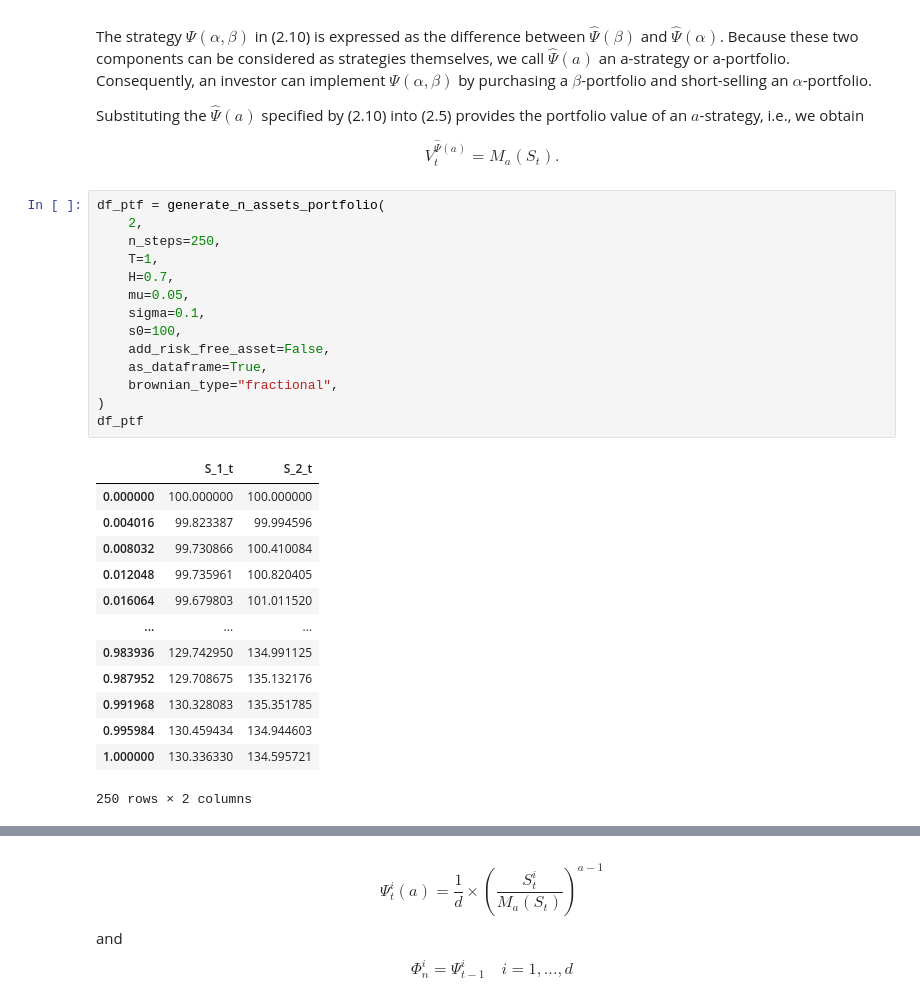
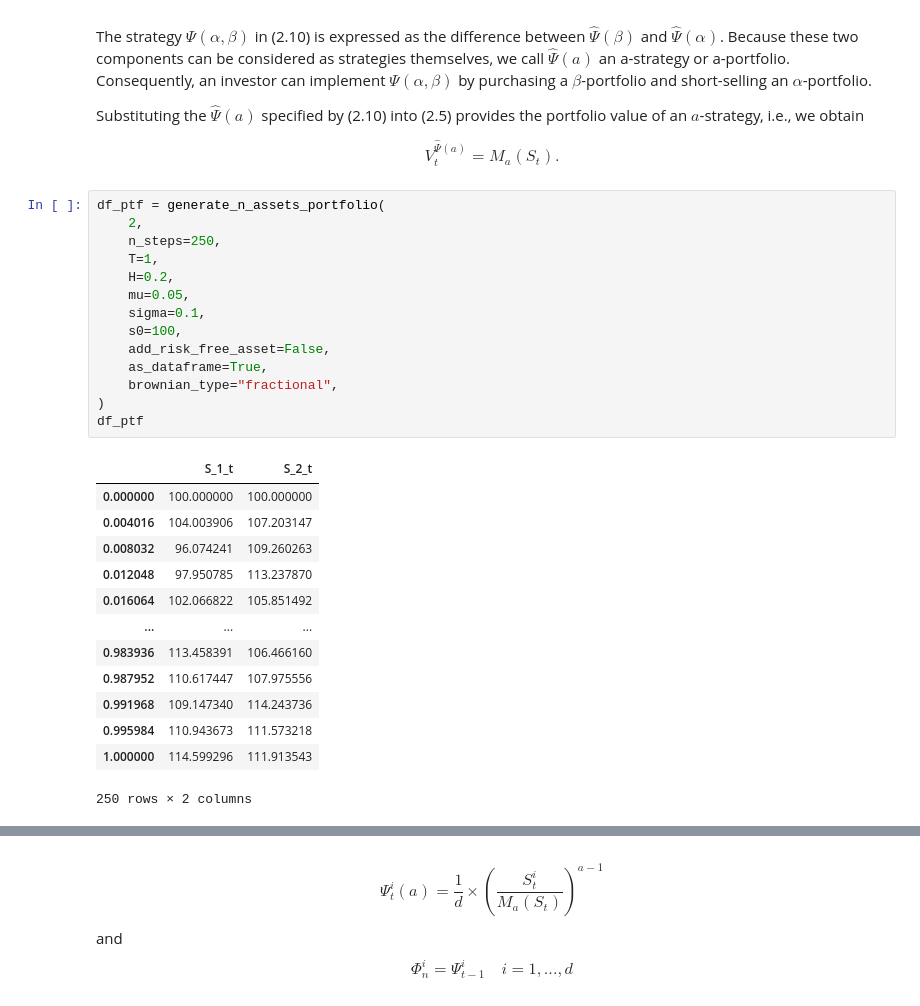
Before and after one commit to BaptisteZloch/Discretization-of-continuous-time-arbitrage-strategies-in-financial-markets-with-fBm, a Jupyter notebook: src/salopek_strategy.ipynb, the cells around one changed output, grey strips where cells are left out. Saved outputs shown, nothing was run; the diff lists cells and outputs as text.

```diff
--- a/src/salopek_strategy.ipynb
+++ b/src/salopek_strategy.ipynb
@@ -87,30 +92,30 @@ $$
 # %%
 df_ptf = generate_n_assets_portfolio(
     2,
     n_steps=250,
     T=1,
-    H=0.7,
+    H=0.2,
     mu=0.05,
     sigma=0.1,
     s0=100,
     add_risk_free_asset=False,
     as_dataframe=True,
     brownian_type="fractional",
 )
 df_ptf
 # %% [output]
 |  | S_1_t | S_2_t |
 | 0.000000 | 100.000000 | 100.000000 |
-| 0.004016 | 99.823387 | 99.994596 |
-| 0.008032 | 99.730866 | 100.410084 |
-| 0.012048 | 99.735961 | 100.820405 |
-| 0.016064 | 99.679803 | 101.011520 |
+| 0.004016 | 104.003906 | 107.203147 |
+| 0.008032 | 96.074241 | 109.260263 |
+| 0.012048 | 97.950785 | 113.237870 |
+| 0.016064 | 102.066822 | 105.851492 |
 | ... | ... | ... |
-| 0.983936 | 129.742950 | 134.991125 |
-| 0.987952 | 129.708675 | 135.132176 |
-| 0.991968 | 130.328083 | 135.351785 |
-| 0.995984 | 130.459434 | 134.944603 |
-| 1.000000 | 130.336330 | 134.595721 |
+| 0.983936 | 113.458391 | 106.466160 |
+| 0.987952 | 110.617447 | 107.975556 |
+| 0.991968 | 109.147340 | 114.243736 |
+| 0.995984 | 110.943673 | 111.573218 |
+| 1.000000 | 114.599296 | 111.913543 |
 250 rows × 2 columns
 # %%
 _, ax = plt.subplots(1, 1, figsize=(20, 8))
```
Also changed, not shown: parts of 17 cells of this notebook, 5 other files.
